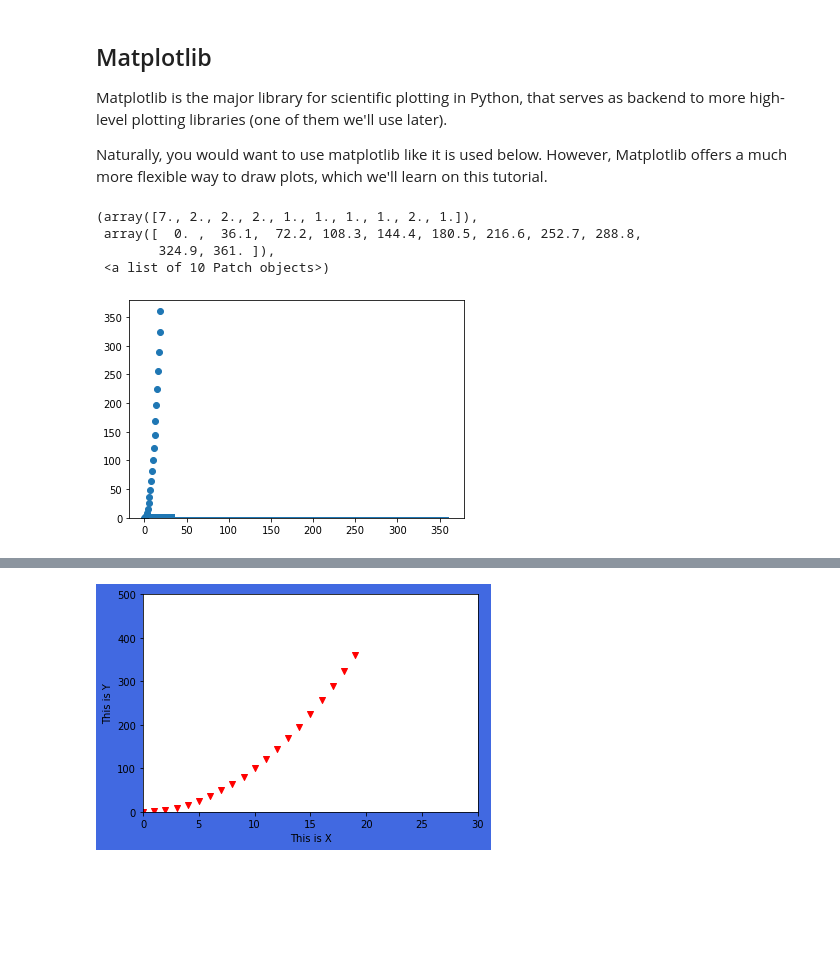
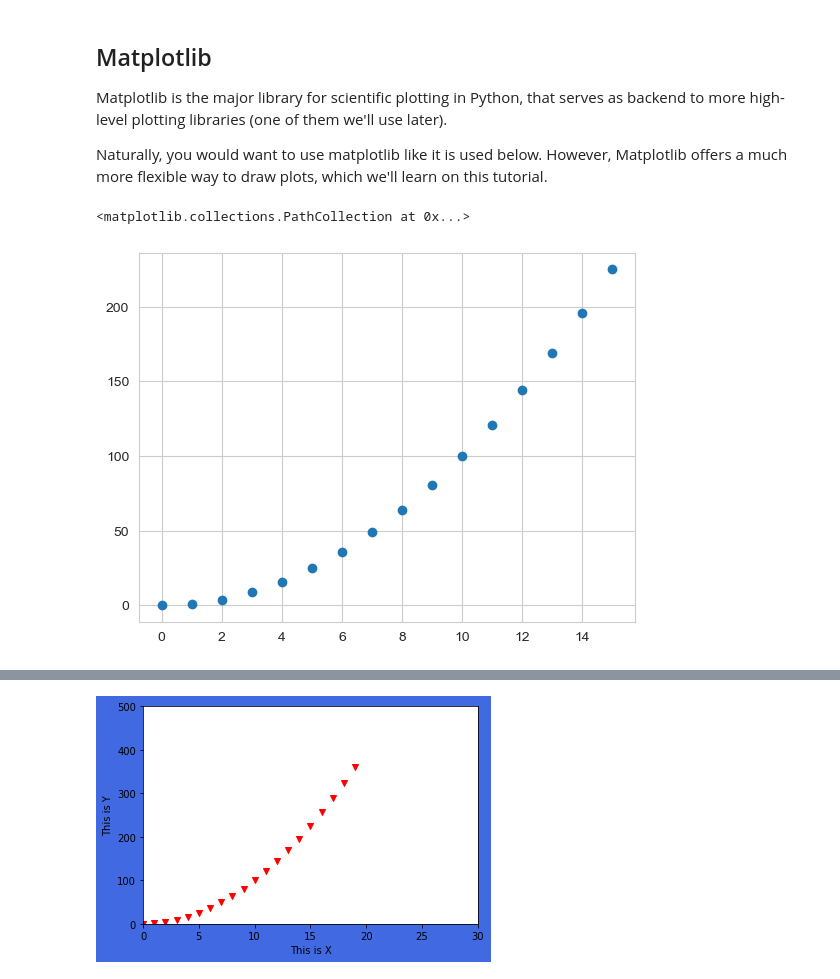
Before and after one commit to EitanHemed/python-workshop-2023, a Jupyter notebook: notebooks/Day-1-Modules.ipynb, the cells around one changed output, grey strips where cells are left out. Cells and saved outputs as stored; diff of their text form; code cells hidden in the pictures; blank space fills up the shorter version.

```diff
--- a/notebooks/Day-1-Modules.ipynb
+++ b/notebooks/Day-1-Modules.ipynb
@@ -154,17 +300,14 @@ Naturally, you would want to use matplotlib like it is used below. However, Matp
 # %%
 import matplotlib.pyplot as plt
 import numpy as np
 
-a = np.arange(0, 20)
+a = np.arange(0, 16)
 b = np.power(a, 2)
 
 plt.scatter(a, b)
 # %% [output]
-(array([7., 2., 2., 2., 1., 1., 1., 1., 2., 1.]),
- array([  0. ,  36.1,  72.2, 108.3, 144.4, 180.5, 216.6, 252.7, 288.8,
-        324.9, 361. ]),
- <a list of 10 Patch objects>)
+<matplotlib.collections.PathCollection at 0x...>
-[figure, old version]
+[figure, new version]
 # %% [markdown]
 The recommended way to use Matplotlib is through figures and axes.
 
```
Also changed, not shown: parts of 111 cells of this notebook, 2 other files.
